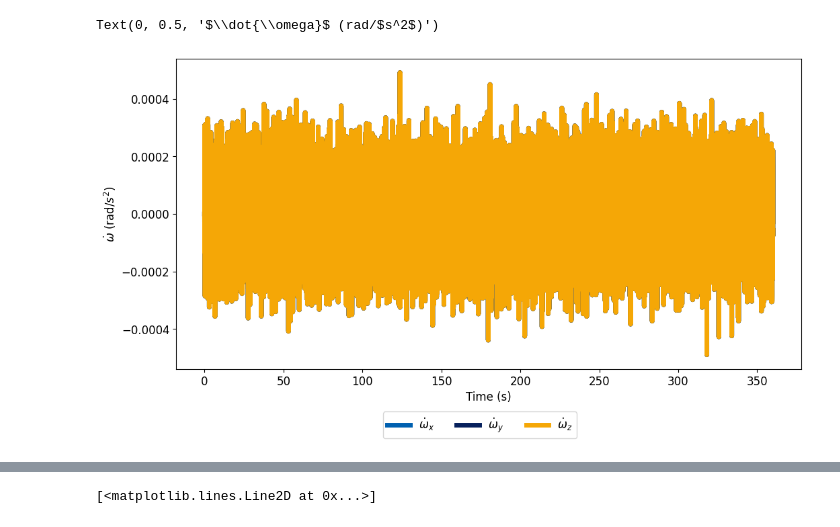
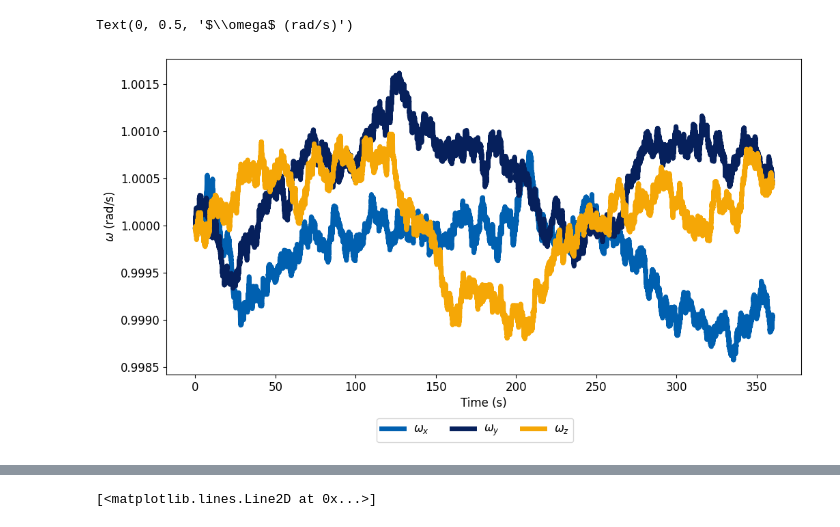
Before and after one commit to schoi355/multi_imu_fusion, a Jupyter notebook: EKF_multi_gyro.ipynb, the cells around one changed output, grey strips where cells are left out. Drawn from its saved outputs; the diff is of its cells as text; code cells hidden in the pictures.

Commit message:
[VIZ] update EKF_multi_gyro plotting

```diff
--- a/EKF_multi_gyro.ipynb
+++ b/EKF_multi_gyro.ipynb
@@ -172,18 +221,18 @@ Text(0, 0.5, '$\\omega$ (rad/s)')
 # %%
 # plt.figure(figsize = (12, 6))
-# plt.plot(time, state_est_hist[:,3])
-# plt.plot(time, state_est_hist[:,4])
-# plt.plot(time, state_est_hist[:,5])
-# plt.title("omega dot")
+# plt.plot(time, state_hist[:,0])
+# plt.plot(time, state_hist[:,1])
+# plt.plot(time, state_hist[:,2])
+# plt.title("omega")
 
-fig2, ax2 = plt.subplots(figsize = (12, 6))
-ax2.plot(time, state_est_hist[:,3], linewidth=5, color = "#0060B0", label = "$\dot{\omega}_x$")
-ax2.plot(time, state_est_hist[:,3], linewidth=5, color = "#06205C", label = "$\dot{\omega}_y$")
-ax2.plot(time, state_est_hist[:,3], linewidth=5, color = "#F5A706", label = "$\dot{\omega}_z$", alpha=0.5)
-ax2.tick_params(axis='both', which='major', labelsize=12)
-ax2.legend(ncol=3, fancybox=True, frameon=True, fontsize=12, bbox_to_anchor=(0.65, -0.12))
-ax2.set_xlabel("Time (s)", fontsize=12)
-ax2.set_ylabel("$\dot{\omega}$ (rad/$s^2$)", fontsize=12)
+fig4, ax4 = plt.subplots(figsize = (12, 6))
+ax4.plot(time[10:], state_hist[10:,0], linewidth=5, color = "#0060B0", label = "$\omega_x$")
+ax4.plot(time[10:], state_hist[10:,1], linewidth=5, color = "#06205C", label = "$\omega_y$")
+ax4.plot(time[10:], state_hist[10:,2], linewidth=5, color = "#F5A706", label = "$\omega_z$")
+ax4.tick_params(axis='both', which='major', labelsize=12)
+ax4.legend(ncol=3, fancybox=True, frameon=True, fontsize=12, bbox_to_anchor=(0.65, -0.12))
+ax4.set_xlabel("Time (s)", fontsize=12)
+ax4.set_ylabel("$\omega$ (rad/s)", fontsize=12)
 # %% [output]
-Text(0, 0.5, '$\\dot{\\omega}$ (rad/$s^2$)')
+Text(0, 0.5, '$\\omega$ (rad/s)')
-[figure, old version]
+[figure, new version]
```
Also changed, not shown: parts of 9 cells of this notebook.
